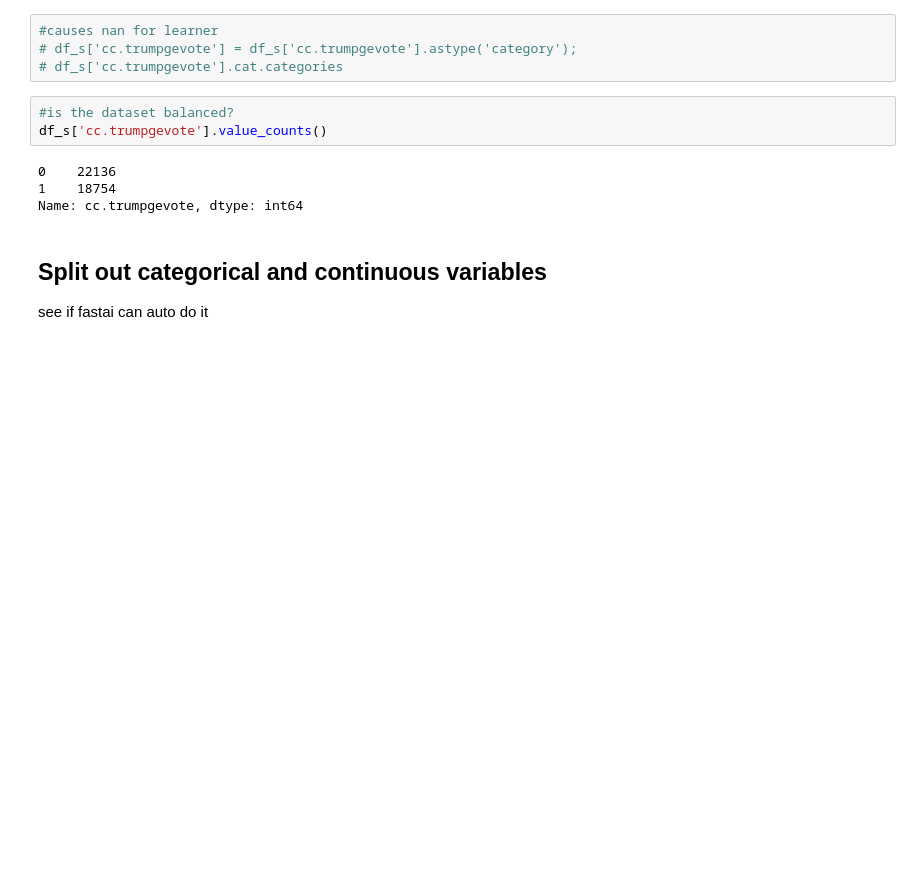
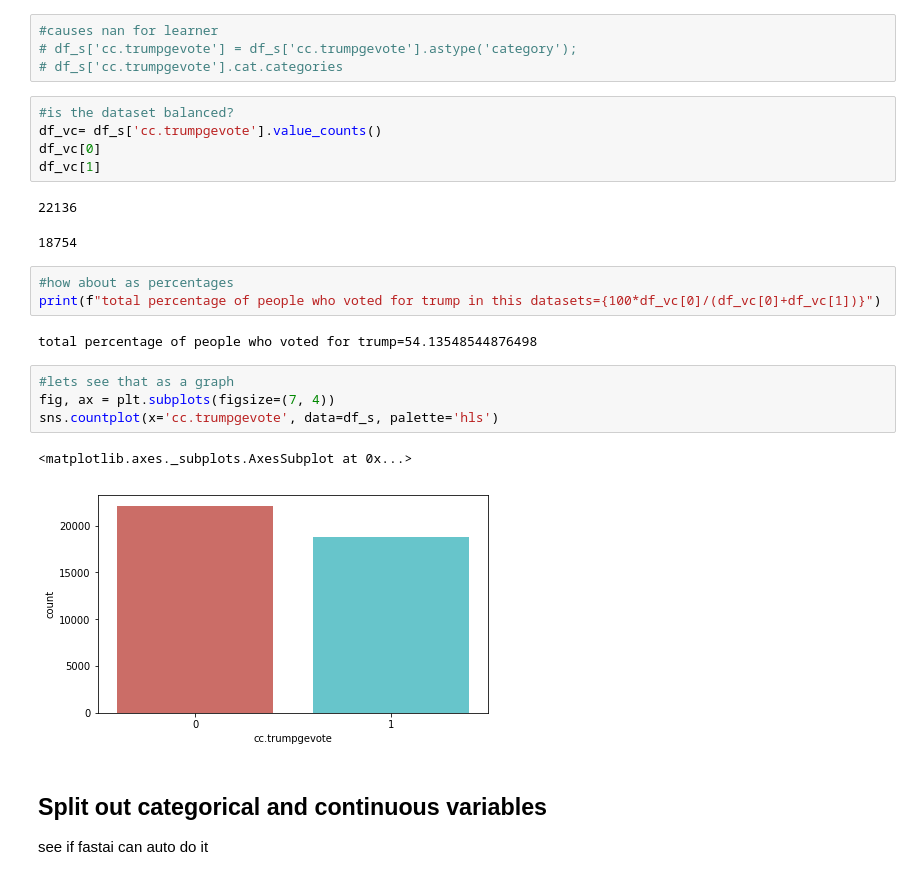
Before and after one commit to kperkins411/VoterAnalysis, a Jupyter notebook: DataCleaning.ipynb, the cells around one changed output. Saved outputs shown, nothing was run; the diff lists cells and outputs as text; blank space fills up the shorter version.

```diff
--- a/DataCleaning.ipynb
+++ b/DataCleaning.ipynb
@@ -207,11 +209,24 @@ df_s['cc.trumpgevote'] = df_s['cc.trumpgevote'].astype('int64');
 # df_s['cc.trumpgevote'].cat.categories
 # %%
 #is the dataset balanced?
-df_s['cc.trumpgevote'].value_counts()
+df_vc= df_s['cc.trumpgevote'].value_counts()
+df_vc[0]
+df_vc[1]
 # %% [output]
-0    22136
-1    18754
-Name: cc.trumpgevote, dtype: int64
+22136
+18754
+# %%
+#how about as percentages
+print(f"total percentage of people who voted for trump in this datasets={100*df_vc[0]/(df_vc[0]+df_vc[1])}")
+# %% [output]
+total percentage of people who voted for trump=54.13548544876498
+# %%
+#lets see that as a graph
+fig, ax = plt.subplots(figsize=(7, 4))
+sns.countplot(x='cc.trumpgevote', data=df_s, palette='hls')
+# %% [output]
+<matplotlib.axes._subplots.AxesSubplot at 0x...>
+[figure, added]
 # %% [markdown]
 ## Split out categorical and continuous variables
 see if fastai can auto do it
```
Also changed, not shown: parts of 6 cells of this notebook, 1 other file.
